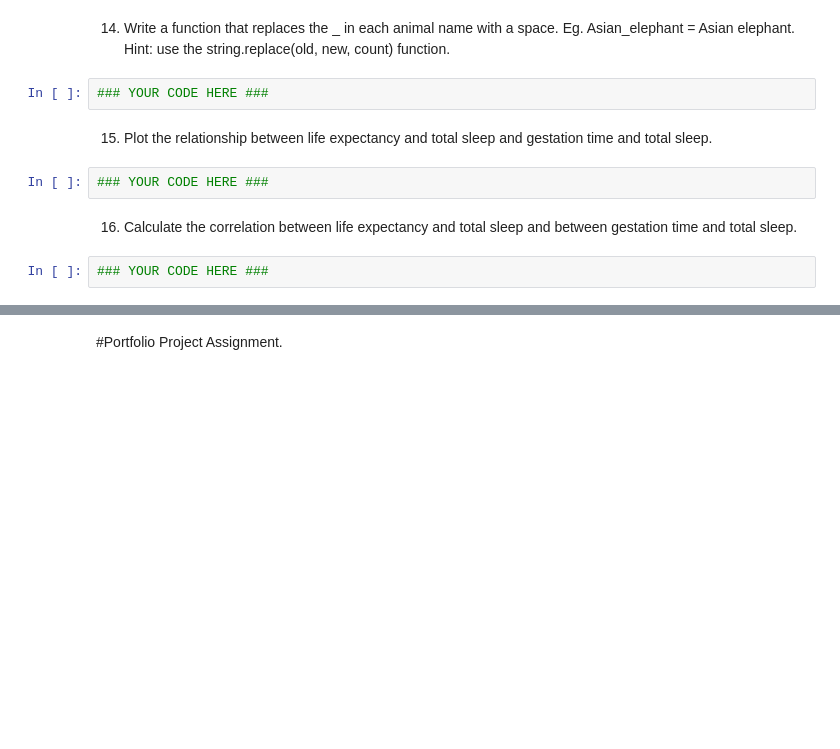
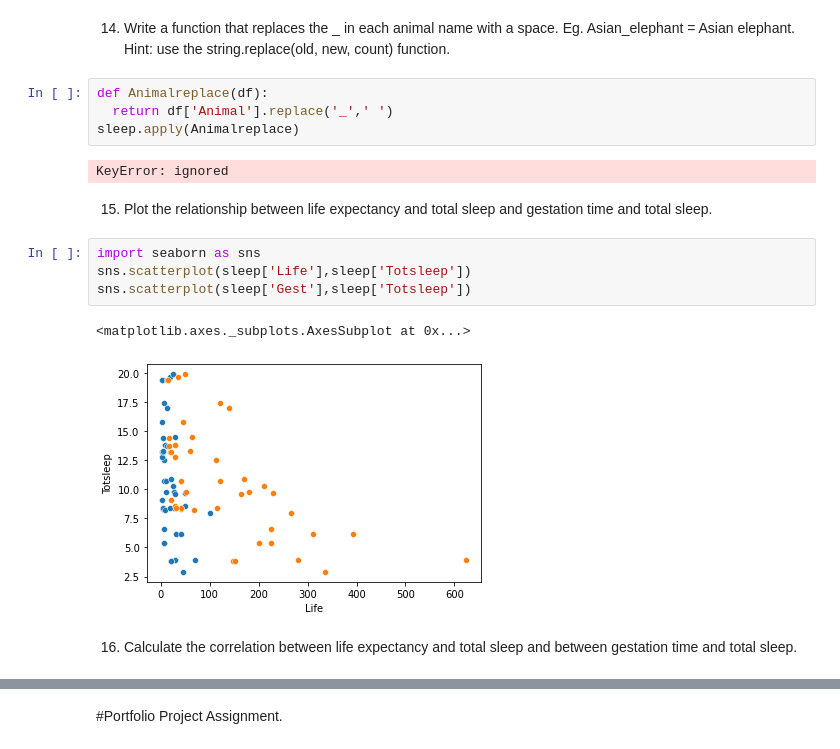
Before and after one commit to mariokart345/DS-Unit-1-Sprint-3-Linear-Algebra, a Jupyter notebook: module1-linear-correlation-regression/LS_DS_131_Simple_Linear_Regression_Assignment.ipynb, the cells around one changed output, grey strips where cells are left out. Cells and saved outputs as stored; diff of their text form; blank space fills up the shorter version.

```diff
--- a/module1-linear-correlation-regression/LS_DS_131_Simple_Linear_Regression_Assignment.ipynb
+++ b/module1-linear-correlation-regression/LS_DS_131_Simple_Linear_Regression_Assignment.ipynb
@@ -179,13 +183,20 @@ sleep.head()
 | 4 | Brazilian_tapir | 160.000 | 169.0 | 5.2 | 1.0 | 6.2 | 30.4 | 392.0 | 4 | 5 | 4 |
 # %% [markdown]
 14) Write a function that replaces the _ in each animal name with a space.  Eg. Asian_elephant = Asian elephant.  Hint: use the string.replace(old, new, count) function.
-# %%
-### YOUR CODE HERE ###
+# %%
+def Animalreplace(df):
+  return df['Animal'].replace('_',' ')
+sleep.apply(Animalreplace)
+# %% [output]
+KeyError: ignored
 # %% [markdown]
 15) Plot the relationship between life expectancy and total sleep and gestation time and total sleep.
-# %%
-### YOUR CODE HERE ###
+# %%
+import seaborn as sns
+sns.scatterplot(sleep['Life'],sleep['Totsleep'])
+sns.scatterplot(sleep['Gest'],sleep['Totsleep'])
+# %% [output]
+<matplotlib.axes._subplots.AxesSubplot at 0x...>
+[figure, added]
 # %% [markdown]
 16) Calculate the correlation between life expectancy and total sleep and between gestation time and total sleep.
-# %%
-### YOUR CODE HERE ###
```
Also changed, not shown: parts of 16 cells of this notebook.
